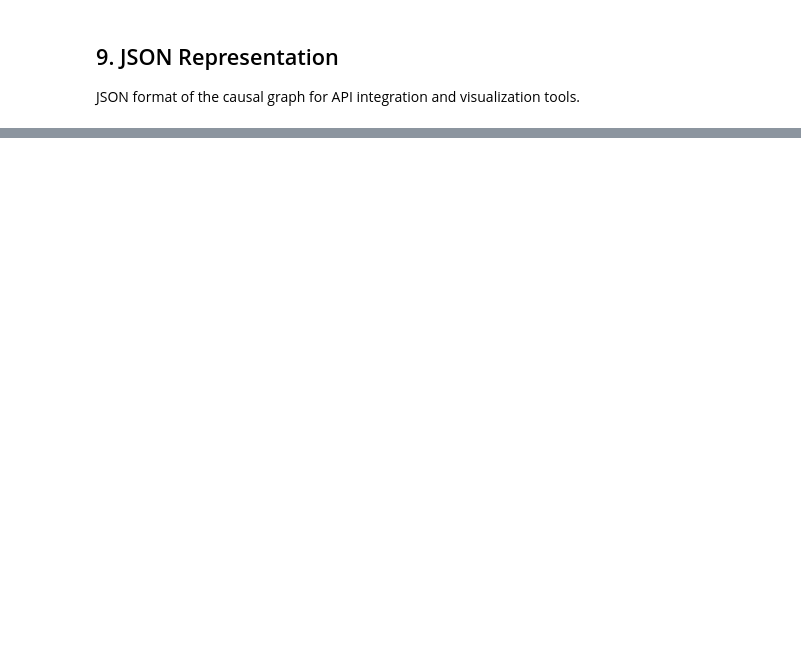
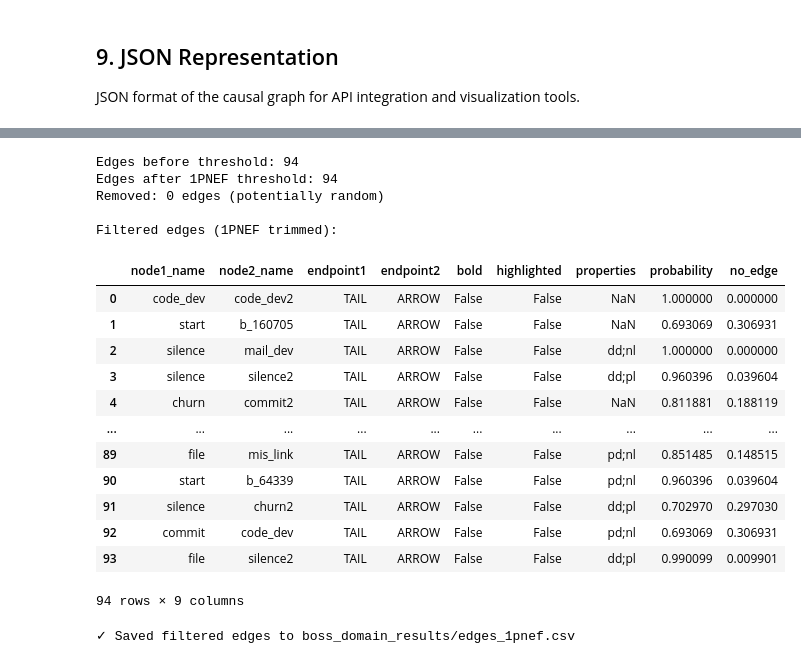
Before and after one commit to cmu-phil/py-tetrad, a Jupyter notebook: fges_notebook/causal_search_notebook.ipynb, the cells around one changed output, grey strips where cells are left out. Cells and saved outputs as stored; diff of their text form; code cells hidden in the pictures; blank space fills up the shorter version.

```diff
--- a/fges_notebook/causal_search_notebook.ipynb
+++ b/fges_notebook/causal_search_notebook.ipynb
@@ -219,0 +326,3 @@ with open(f"{OUTPUT_DIR}/graph.json", "r") as f:
+# %%
+# Prepare dataset without null variables for domain knowledge search
+non_null_data = prepare_non_null_dataset(data, save_path="binarized_variable_dt.csv")
@@ -219,0 +337,25 @@ with open(f"{OUTPUT_DIR}/graph.json", "r") as f:
+# %%
+# Run domain knowledge causal search on non-null dataset
+if ALGORITHM == "boss":
+    domain_results = run_boss_analysis(
+        data=non_null_data,
+        knowledge_file=KNOWLEDGE_FILE,
+        output_dir=NON_NULL_OUTPUT_DIR,
+        penalty_discount=PENALTY_DISCOUNT,
+        n_bootstrap=N_BOOTSTRAP,
+        seed=SEED,
+        suppress_output=not SHOW_BOOTSTRAP_OUTPUT
+    )
+else:
+    domain_results = run_fges_analysis(
+        data=non_null_data,
+        knowledge_file=KNOWLEDGE_FILE,
+        output_dir=NON_NULL_OUTPUT_DIR,
+        penalty_discount=PENALTY_DISCOUNT,
+        n_bootstrap=N_BOOTSTRAP,
+        seed=SEED,
+        suppress_output=not SHOW_BOOTSTRAP_OUTPUT
+    )
+
+print(f"\nDomain search discovered: {domain_results['n_nodes']} nodes, {domain_results['n_edges']} edges")
+print(f"Elapsed: {domain_results['elapsed_time']:.1f}s")
@@ -219,0 +372,8 @@ with open(f"{OUTPUT_DIR}/graph.json", "r") as f:
+# %%
+# Parse the domain search JSON output
+domain_graph = parse_graph(str(domain_results['graph_json']))
+
+print(f"Domain search nodes: {len(domain_graph['nodes'])}")
+print(f"Domain search edges: {len(domain_graph['edgeset'])}")
+print(f"\nEdgeset sample:")
+domain_graph['edgeset'].head()
@@ -219,0 +399,33 @@ with open(f"{OUTPUT_DIR}/graph.json", "r") as f:
+# %%
+# Apply 1PNEF threshold to the domain search edges
+edges_1pnef = apply_1pnef_threshold(domain_graph['edgeset'], pnef_1)
+
+print(f"\nFiltered edges (1PNEF trimmed):")
+edges_1pnef
+# %% [output]
+Edges before threshold: 94
+Edges after 1PNEF threshold: 94
+Removed: 0 edges (potentially random)
+
+Filtered edges (1PNEF trimmed):
+|  | node1_name | node2_name | endpoint1 | endpoint2 | bold | highlighted | properties | probability | no_edge |
+| 0 | code_dev | code_dev2 | TAIL | ARROW | False | False | NaN | 1.000000 | 0.000000 |
+| 1 | start | b_160705 | TAIL | ARROW | False | False | NaN | 0.693069 | 0.306931 |
+| 2 | silence | mail_dev | TAIL | ARROW | False | False | dd;nl | 1.000000 | 0.000000 |
+| 3 | silence | silence2 | TAIL | ARROW | False | False | dd;pl | 0.960396 | 0.039604 |
+| 4 | churn | commit2 | TAIL | ARROW | False | False | NaN | 0.811881 | 0.188119 |
+| ... | ... | ... | ... | ... | ... | ... | ... | ... | ... |
+| 89 | file | mis_link | TAIL | ARROW | False | False | pd;nl | 0.851485 | 0.148515 |
+| 90 | start | b_64339 | TAIL | ARROW | False | False | pd;nl | 0.960396 | 0.039604 |
+| 91 | silence | churn2 | TAIL | ARROW | False | False | dd;pl | 0.702970 | 0.297030 |
+| 92 | commit | code_dev | TAIL | ARROW | False | False | pd;nl | 0.693069 | 0.306931 |
+| 93 | file | silence2 | TAIL | ARROW | False | False | dd;pl | 0.990099 | 0.009901 |
+94 rows × 9 columns
+# %%
+# Save the 1PNEF-filtered edges
+import os
+os.makedirs(NON_NULL_OUTPUT_DIR, exist_ok=True)
+edges_1pnef.to_csv(f"{NON_NULL_OUTPUT_DIR}/edges_1pnef.csv", index=False)
+print(f"✓ Saved filtered edges to {NON_NULL_OUTPUT_DIR}/edges_1pnef.csv")
+# %% [output]
+✓ Saved filtered edges to boss_domain_results/edges_1pnef.csv
```
Also changed, not shown: parts of 27 cells of this notebook, 12 other files.
